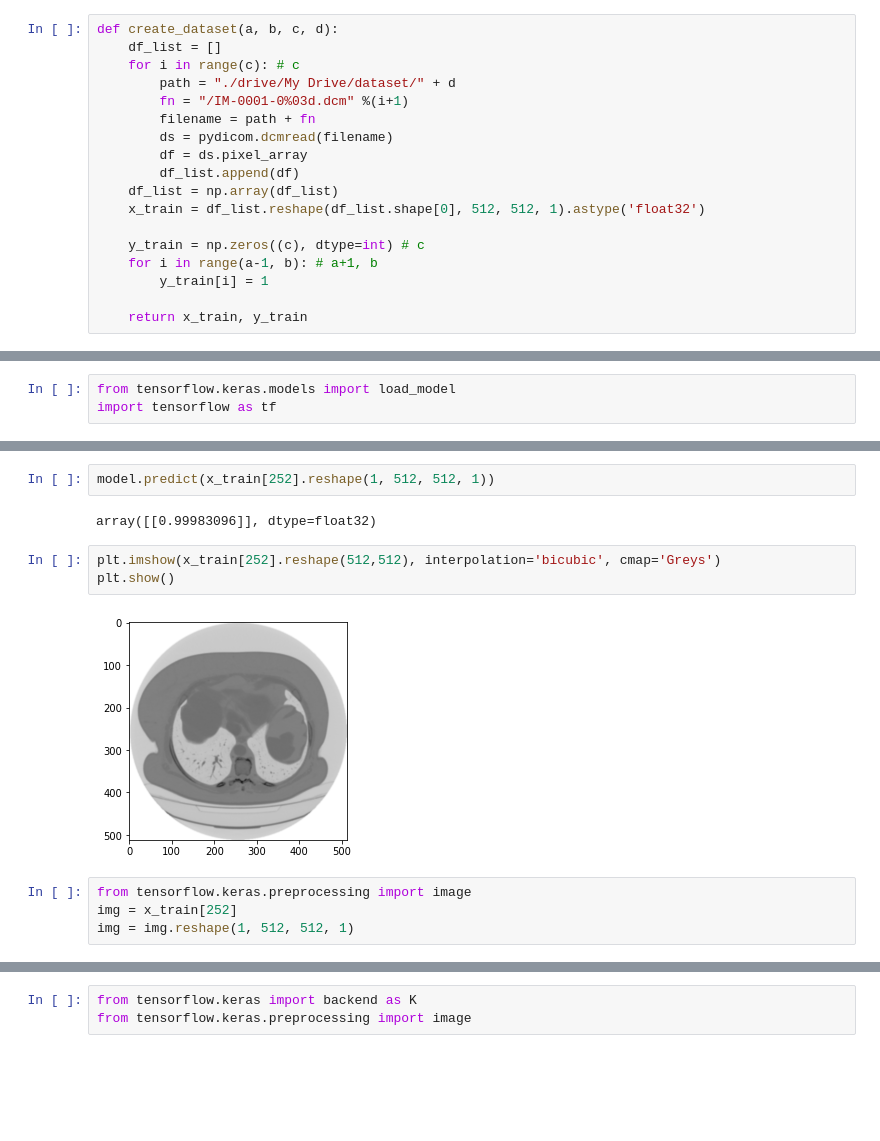
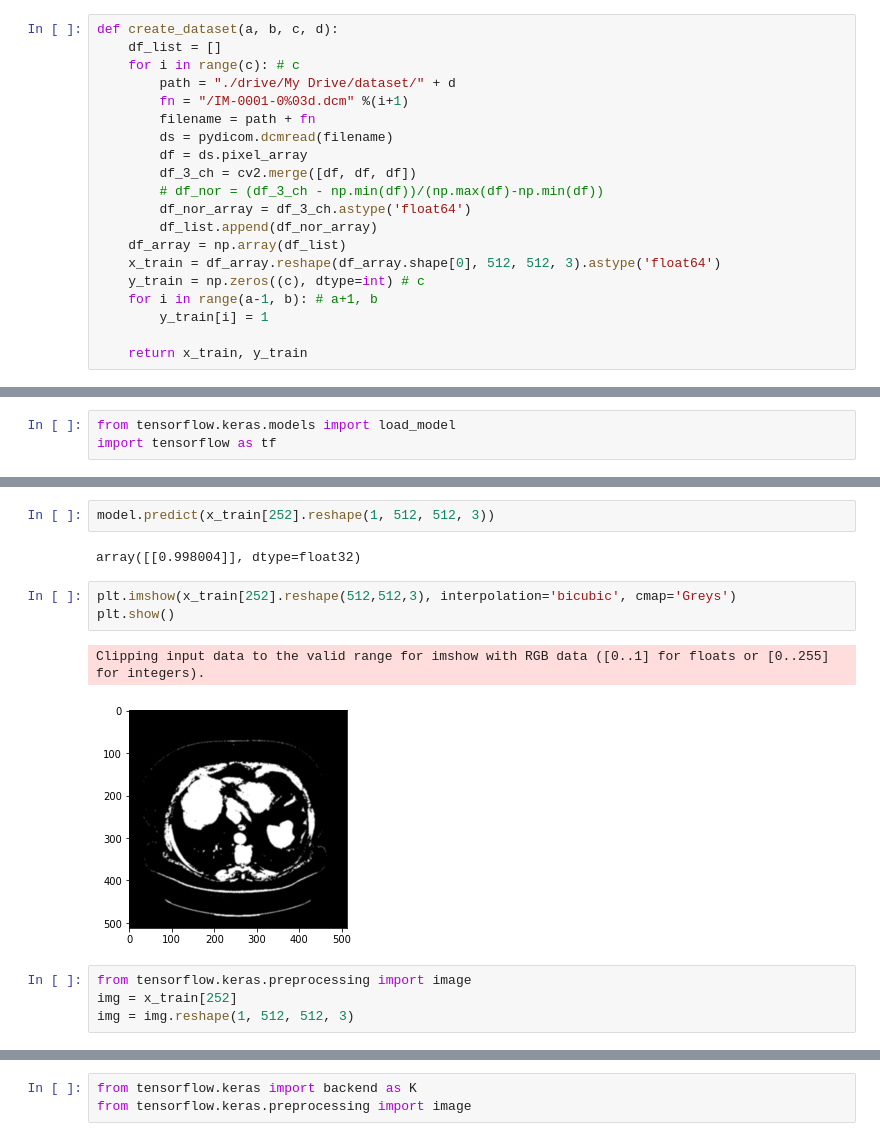
Before and after one commit to sunmarknatecom/colaboratory, a Jupyter notebook: lung_separation3.ipynb, the cells around one changed output, grey strips where cells are left out. Drawn from its saved outputs; the diff is of its cells as text; blank space fills up the shorter version.

```diff
--- a/lung_separation3.ipynb
+++ b/lung_separation3.ipynb
@@ -36,10 +33,12 @@ def create_dataset(a, b, c, d):
         filename = path + fn
         ds = pydicom.dcmread(filename)
         df = ds.pixel_array
-        df_list.append(df)
-    df_list = np.array(df_list)
-    x_train = df_list.reshape(df_list.shape[0], 512, 512, 1).astype('float32')
-
+        df_3_ch = cv2.merge([df, df, df])
+        # df_nor = (df_3_ch - np.min(df))/(np.max(df)-np.min(df))
+        df_nor_array = df_3_ch.astype('float64')
+        df_list.append(df_nor_array)
+    df_array = np.array(df_list)
+    x_train = df_array.reshape(df_array.shape[0], 512, 512, 3).astype('float64')
     y_train = np.zeros((c), dtype=int) # c
     for i in range(a-1, b): # a+1, b
         y_train[i] = 1
@@ -228,15 +301,16 @@ Call initializer instance with the dtype argument instead of passing it to the c
 # %%
-model.predict(x_train[252].reshape(1, 512, 512, 1))
+model.predict(x_train[252].reshape(1, 512, 512, 3))
 # %% [output]
-array([[0.99983096]], dtype=float32)
+array([[0.998004]], dtype=float32)
 # %%
-plt.imshow(x_train[252].reshape(512,512), interpolation='bicubic', cmap='Greys')
+plt.imshow(x_train[252].reshape(512,512,3), interpolation='bicubic', cmap='Greys')
 plt.show()
 # %% [output]
+Clipping input data to the valid range for imshow with RGB data ([0..1] for floats or [0..255] for integers).
-[figure, old version]
+[figure, new version]
 # %%
 from tensorflow.keras.preprocessing import image
 img = x_train[252]
-img = img.reshape(1, 512, 512, 1)
+img = img.reshape(1, 512, 512, 3)
 # %%
 from tensorflow.keras.applications.vgg16 import preprocess_input, decode_predictions
```
Also changed, not shown: parts of 56 cells of this notebook.
